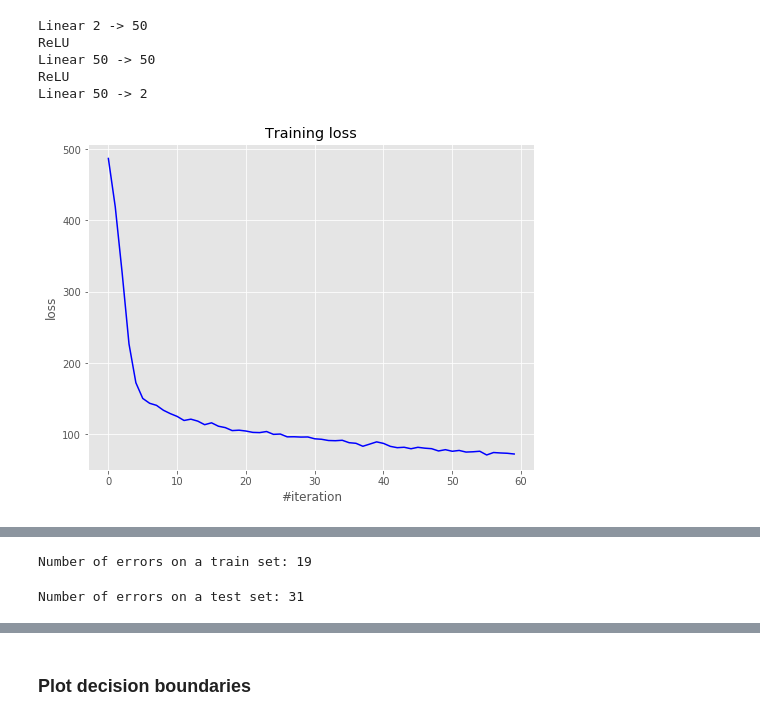
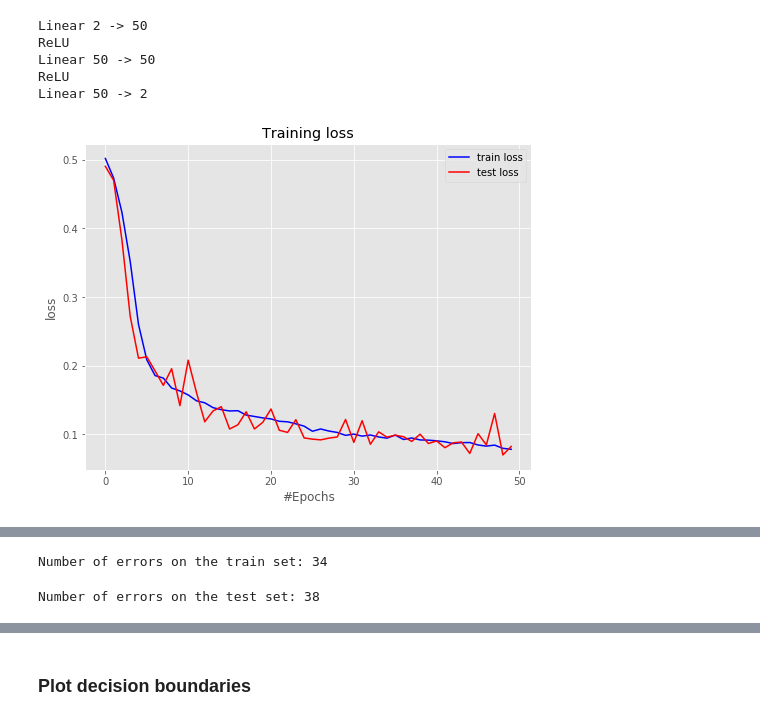
Before and after one commit to Davit98/Mini-Deep-Learning-Framework, a Jupyter notebook: Mini DL Framework.ipynb, the cells around one changed output, grey strips where cells are left out. Drawn from its saved outputs; the diff is of its cells as text; code cells hidden in the pictures.

Commit message:
test loss graph added

```diff
--- a/Mini DL Framework.ipynb
+++ b/Mini DL Framework.ipynb
@@ -78,13 +78,15 @@ def sgd(x, dx, config):
 
             cur_x.add_(-cur_old_grad)
 # %%
-def train_model(model, model_loss, train_data, train_target, lr=0.005, plot_loss=False, n_epoch=60):
+def train_model(model, model_loss, train_data, train_target, lr=0.005, batch_size=1, plot_loss=False, n_epoch=60):
     optimizer_config = {'learning_rate': lr}
-    batch_size = 1
-    loss_history = []
+    train_loss_history = []
+    test_loss_history = []
 
     for i in range(n_epoch):
         loss = 0
+
+        k = 0
         for x_batch, y_batch in get_batches(train_data, train_target, batch_size):
             model.zero_grad_params()
 
@@ -100,8 +102,13 @@ def train_model(model, model_loss, train_data, train_target, lr=0.005, plot_loss
             sgd(net.get_params(),
                 net.get_grad_params(),
                 optimizer_config)
+            k+=1
 
-        loss_history.append(loss)
+        train_loss_history.append(loss/k)
+
+        test_pred = model.forward(test_data)
+        test_loss = model_loss.forward(test_pred, test_target)
+        test_loss_history.append(test_loss)
 
         if plot_loss:
             # Visualize
@@ -109,13 +116,15 @@ def train_model(model, model_loss, train_data, train_target, lr=0.005, plot_loss
             plt.figure(figsize=(8, 6))
 
             plt.title("Training loss")
-            plt.xlabel("#iteration")
+            plt.xlabel("#Epochs")
             plt.ylabel("loss")
-            plt.plot(loss_history, 'b')
+            plt.plot(train_loss_history, 'b')
+            plt.plot(test_loss_history, 'r')
+            plt.legend(['train loss', 'test loss'])
             plt.show()
 
-            print('Current loss: %f' % loss)
+            print('Current train loss: %f' % loss)
 # %%
-train_model(net, net_loss, train_data, train_target, plot_loss=True, n_epoch=60)
+train_model(net, net_loss, train_data, train_target, plot_loss=True, n_epoch=50)
 # %% [output]
-[figure, old version]
+[figure, new version]
@@ -123,16 +132,16 @@ Current loss: 72.219368
 # %%
 train_res = net.forward(train_data)
 errors_train = compute_nb_errors(train_res, train_target)
-print(f"Number of errors on a train set: {errors_train}")
+print(f"Number of errors on the train set: {errors_train}")
 train_res = train_res.argmax(1)
 train_res[train_res != train_target.argmax(1)] = 2
 # %% [output]
-Number of errors on a train set: 19
+Number of errors on the train set: 34
 # %%
 test_res = net.forward(test_data)
 errors_test = compute_nb_errors(test_res, test_target)
-print(f"Number of errors on a test set: {errors_test}")
+print(f"Number of errors on the test set: {errors_test}")
 test_res = test_res.argmax(1)
 test_res[test_res != test_target.argmax(1)] = 2
 # %% [output]
-Number of errors on a test set: 31
+Number of errors on the test set: 38
```
Also changed, not shown: parts of 12 cells of this notebook, 1 other file.
